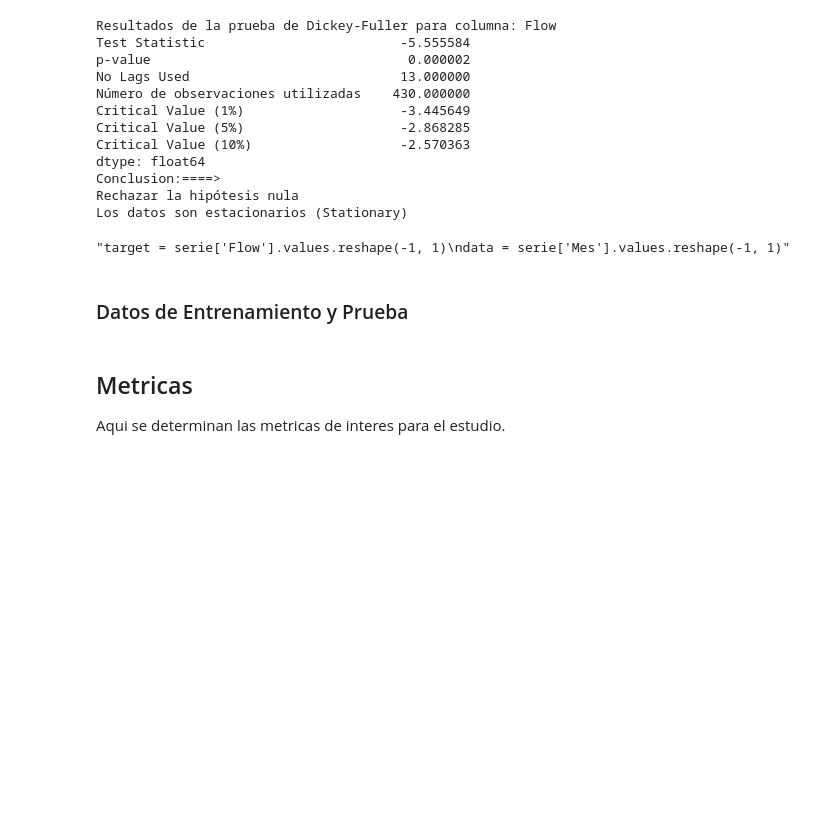
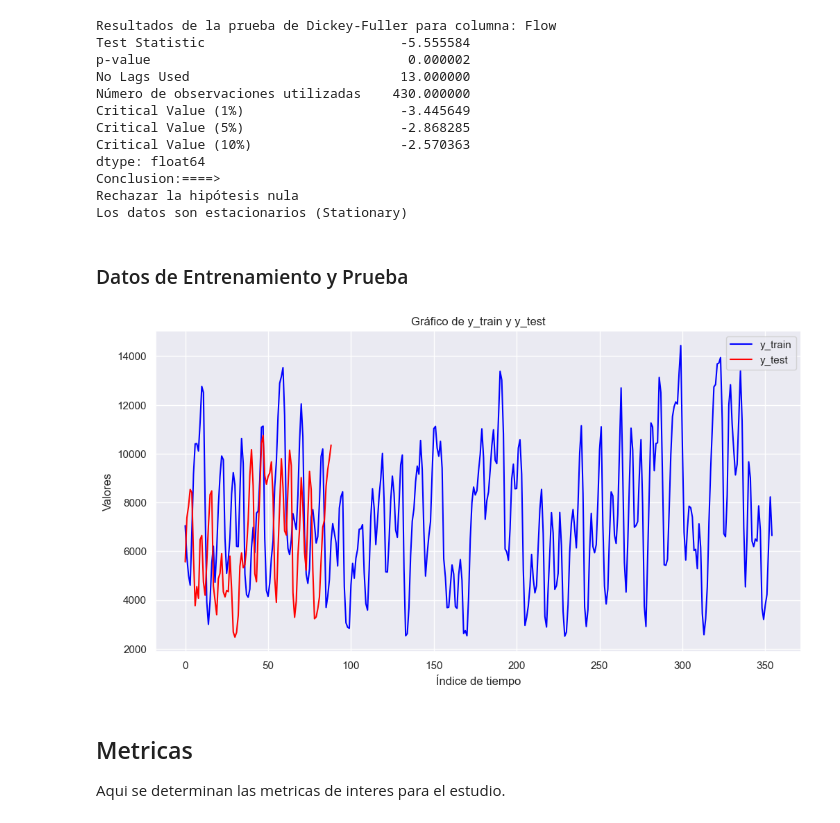
Before and after one commit to aapineda/aapineda_ml202330, a Jupyter notebook: _sources/notebo23.ipynb, the cells around one changed output. Saved outputs shown, nothing was run; the diff lists cells and outputs as text; code cells hidden in the pictures; blank space fills up the shorter version.

```diff
--- a/_sources/notebo23.ipynb
+++ b/_sources/notebo23.ipynb
@@ -331,12 +331,6 @@ dtype: float64
 Conclusion:====>
 Rechazar la hipótesis nula
 Los datos son estacionarios (Stationary)
-# %%
-# Convertir 'Flow' y 'Mes' en arreglos NumPy y luego aplicar reshape
-"""target = serie['Flow'].values.reshape(-1, 1)
-data = serie['Mes'].values.reshape(-1, 1)"""
-# %% [output]
-"target = serie['Flow'].values.reshape(-1, 1)\ndata = serie['Mes'].values.reshape(-1, 1)"
 # %% [markdown]
 ### Datos de Entrenamiento y Prueba
 # %%
@@ -358,6 +352,33 @@ X_test = np.array(data_test[['Flow_lag', 'ENSO_lag']])
 y_test = np.array(data_test.Flow)
 
 X_all = np.array(serie[['Flow_lag', 'ENSO_lag']])
+# %%
+import matplotlib.pyplot as plt
+
+# Crear una figura
+plt.figure(figsize=(12, 6))
+
+# Graficar y_train en azul
+plt.plot(y_train, label='y_train', color='blue')
+
+# Graficar y_test en rojo
+plt.plot(y_test, label='y_test', color='red')
+
+# Etiquetas y título
+plt.xlabel('Índice de tiempo')
+plt.ylabel('Valores')
+plt.title('Gráfico de y_train y y_test')
+
+# Leyenda
+plt.legend()
+
+# Rejilla
+plt.grid(True)
+
+# Mostrar el gráfico
+plt.show()
+# %% [output]
+[figure, added]
 # %% [markdown]
 ## Metricas
 
```
Also changed, not shown: parts of 49 cells of this notebook, 42 other files.
